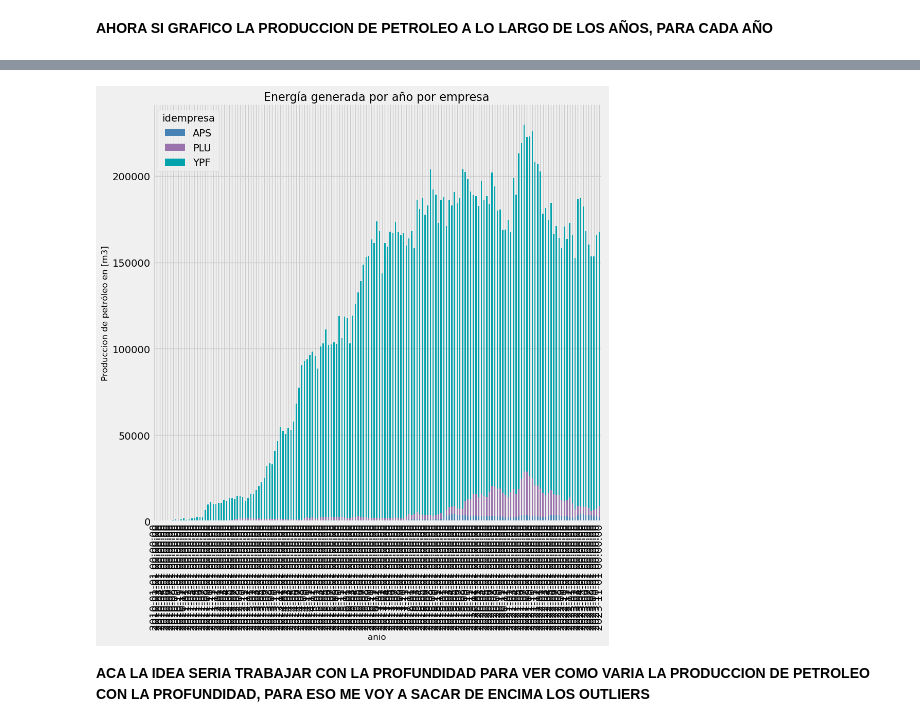
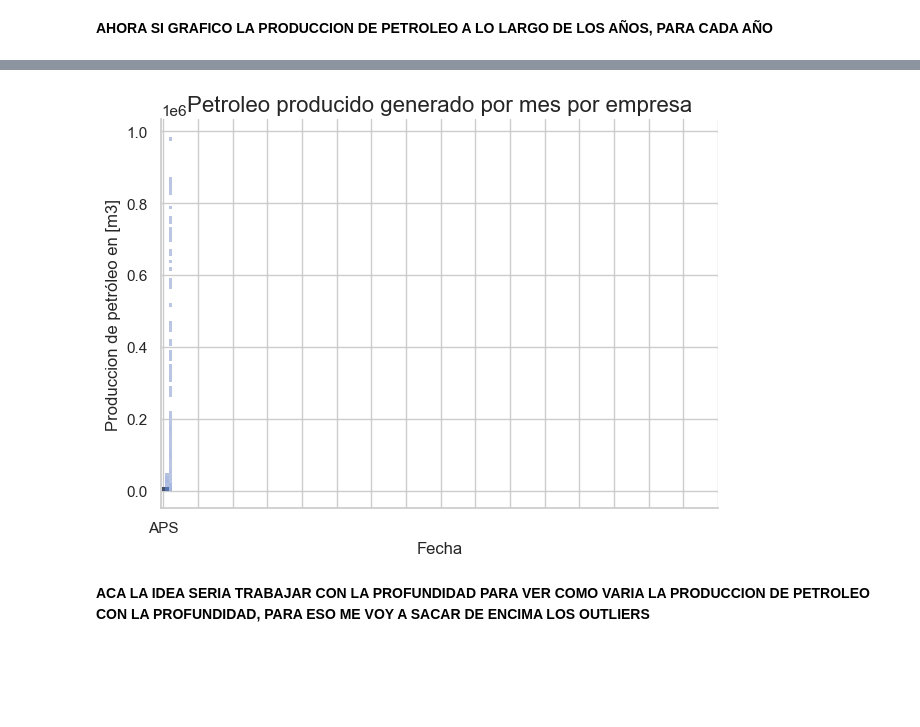
Before and after one commit to FelipeC2T/Pozos_Argentina, a Jupyter notebook: Analisis_Pozos.ipynb, the cells around one changed output, grey strips where cells are left out. Cells and saved outputs as stored; diff of their text form; code cells hidden in the pictures; blank space fills up the shorter version.

```diff
--- a/Analisis_Pozos.ipynb
+++ b/Analisis_Pozos.ipynb
@@ -153,8 +153,19 @@ df['anio']=df['anio'][(df['anio'] >= umbral_inferior) & (df['anio'] <= umbral_su
 
 #cantidad de datos por anio
 
-ax = plt.hist(df['anio'], width=0.5, color="blue")
-plt.xlabel("Año")
-plt.ylabel("Cantidad de datos")
+
+# Configurar el estilo de Seaborn (opcional)
+sns.set(style="whitegrid")
+
+# Crear un histograma
+sns.histplot(df['anio'], palette='viridis')
+
+# Configurar etiquetas y título
+plt.xlabel('Año')
+plt.ylabel('Frecuencia')
+plt.title('Histograma de Años')
+
+# Mostrar el gráfico
+plt.show()
 # %% [output]
 2009.5
@@ -195,9 +205,12 @@ APS=df.query('idempresa=="APS" and 2010 <= anio <= 2023')
 PLU=df.query('idempresa=="PLU" and 2010 <= anio <= 2023')
 #print(frecuencia)
 
-#df_idempresa=
 
-ax =plt.hist(df_idempresa_sinYPF, color='blue',width=.5)
+# Configurar el estilo de Seaborn (opcional)
+sns.set(style="whitegrid")
+
+# Crear un histograma con Seaborn y especificar el color
+sns.histplot(df_idempresa["idempresa"])
 
 # Ajustar diseño para evitar superposición de etiquetas
 plt.title('Histograma de Datos')
@@ -212,5 +225,5 @@ plt.tight_layout()
 plt.show()
 
 
-df_idempresa_sinYPF.describe()
+df_idempresa.describe()
 # %% [output]
@@ -290,19 +306,20 @@ for empresa in empresas :
 # %%
 # Cantidad de energía renovable generada por año diferenciada por tipo de fuente de energía
 
 # Filtramos los datos y sumamos
 prod_anio = df_final.groupby(['idempresa','fecha'])[['prod_pet']].sum().reset_index()
 df_prod_anio = prod_anio.pivot(index='fecha', columns='idempresa', values='prod_pet').fillna(0).reset_index()
+xticks_indices = range(0, len(df_prod_anio), 10)
 
 # Gráfico de barras apiladas
-colores = ['#4682B4','#9A72AC', '#00A2AC','#6495ED', '#20C29A','#B200B2']
-df_prod_anio.set_index('fecha').plot(kind='bar', stacked=True, figsize=(10,10), color=colores)
-plt.xlabel("anio", fontsize=12)
+sns.histplot(data=prod_anio, x="idempresa",y="prod_pet", multiple="stack")
+plt.xticks(xticks_indices)
+plt.xlabel("Fecha", fontsize=12)
 plt.ylabel("Produccion de petróleo en [m3]", fontsize=12)
-plt.title("Energía generada por año por empresa", fontsize=16)
+plt.title("Petroleo producido generado por mes por empresa", fontsize=16)
 sns.despine()
 # %% [output]
-[figure, old version]
+[figure, new version]
 # %% [markdown]
 **ACA LA IDEA SERIA TRABAJAR CON LA PROFUNDIDAD PARA VER COMO VARIA LA PRODUCCION DE PETROLEO CON LA PROFUNDIDAD, PARA ESO ME VOY A SACAR DE ENCIMA LOS OUTLIERS**
 # %%
```
Also changed, not shown: parts of 23 cells of this notebook, 7 other files.
